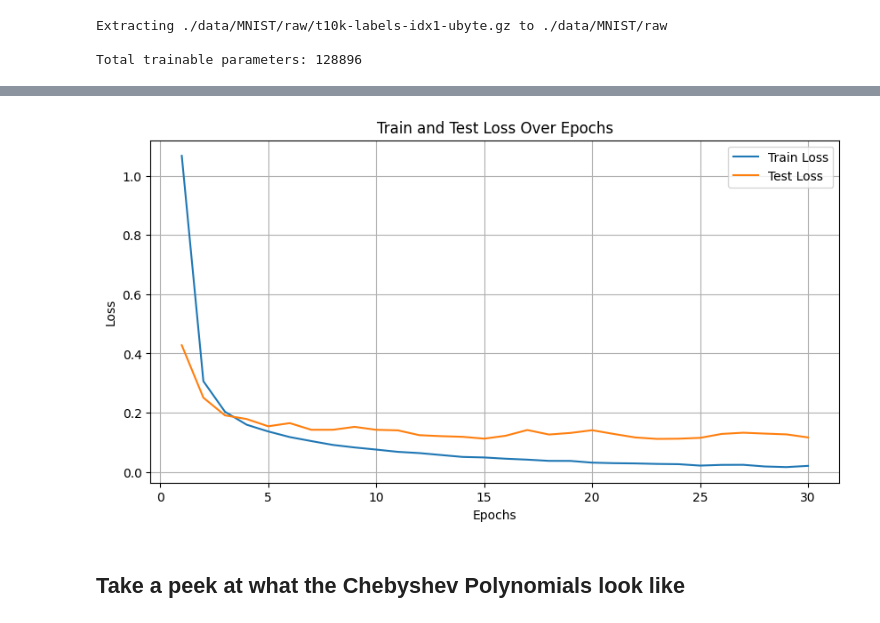
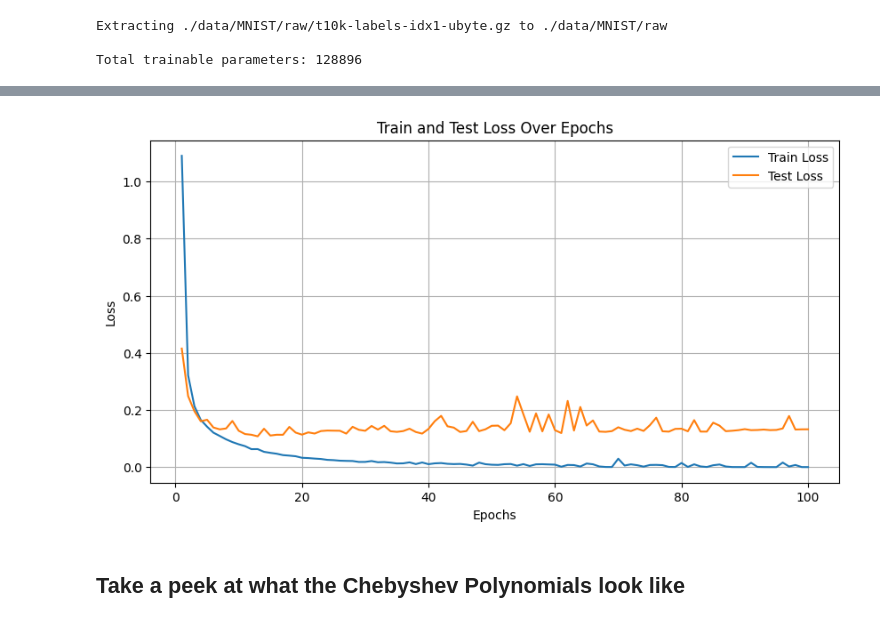
Before and after one commit to BaoBao112233/Android-Project, a Jupyter notebook: chebyshev-kan-for-mnist.ipynb, the cells around one changed output, grey strips where cells are left out. Saved outputs shown, nothing was run; the diff lists cells and outputs as text; code cells hidden in the pictures.

```diff
--- a/chebyshev-kan-for-mnist.ipynb
+++ b/chebyshev-kan-for-mnist.ipynb
@@ -134,7 +134,7 @@ Total trainable parameters: 128896
 train_losses = []
 test_losses = []
 
-epochs = 30
+epochs = 100
 for epoch in range(epochs):
     train_loss = train(model, train_loader, criterion, optimizer, device)
     test_loss, test_accuracy = validate(model, test_loader, criterion, device)
@@ -177,4 +177,4 @@ Epoch 30, Train Loss: 0.0204, Test Loss: 0.1165, Test Acc: 0.97
-[figure, old version]
+[figure, new version]
 # %% [markdown]
 ## Take a peek at what the Chebyshev Polynomials look like
 # %%
```
Also changed, not shown: parts of 5 cells of this notebook.
